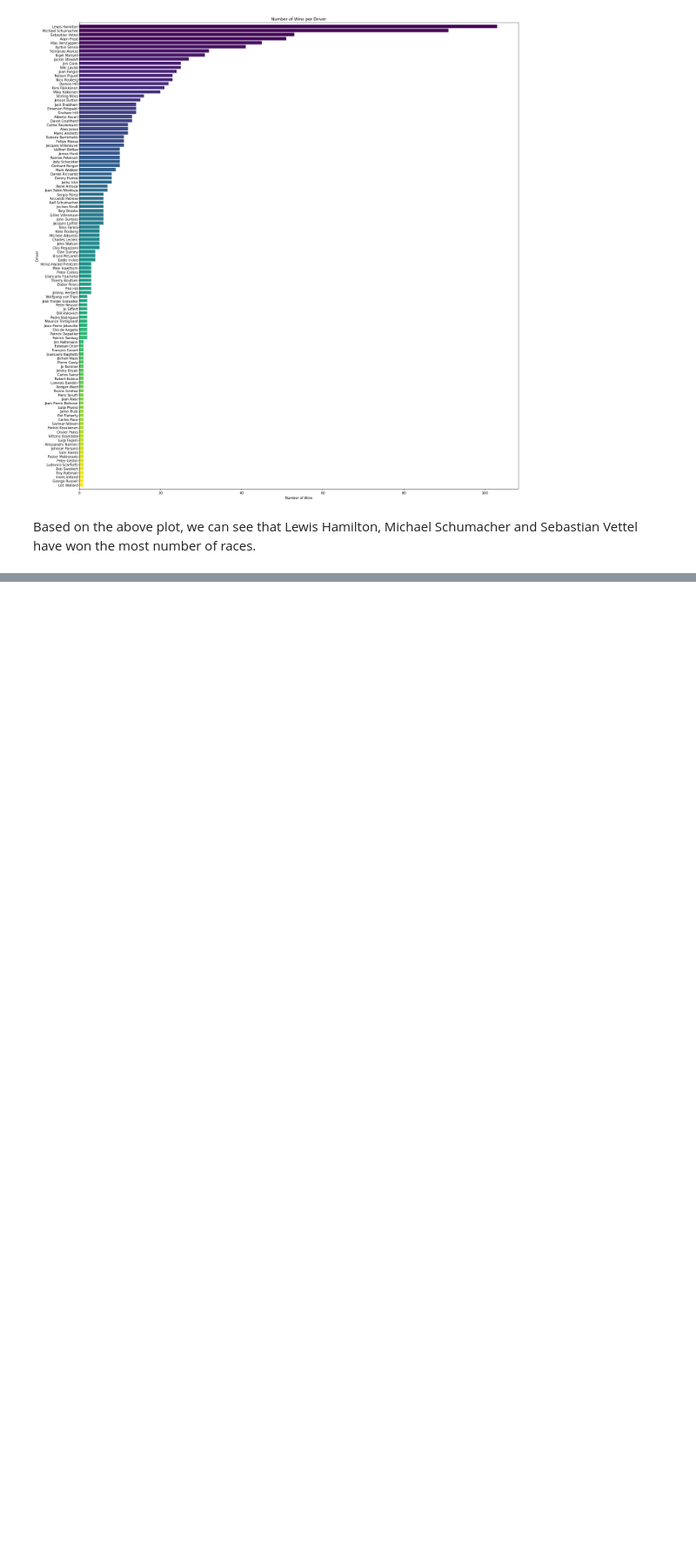
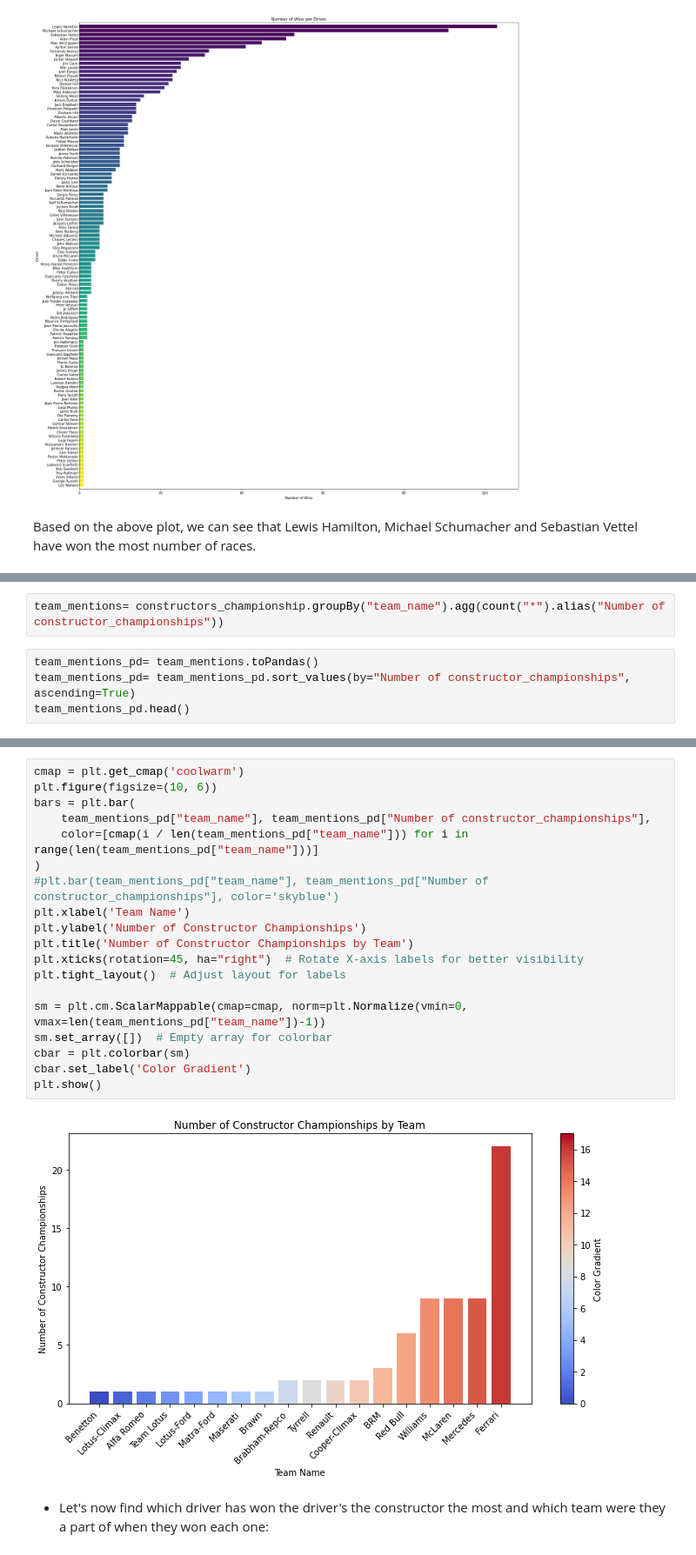
Before and after one commit to Nandini1521/CCproject, a Jupyter notebook: Cloud_project.ipynb, the cells around one changed output, grey strips where cells are left out. Shown: that part at 87% size. Drawn from its saved outputs; the diff is of its cells as text; blank space fills up the shorter version.

```diff
--- a/Cloud_project.ipynb
+++ b/Cloud_project.ipynb
@@ -331,0 +345,6 @@ Based on the above plot, we can see that Lewis Hamilton, Michael Schumacher and
+# %%
+team_mentions= constructors_championship.groupBy("team_name").agg(count("*").alias("Number of constructor_championships"))
+# %%
+team_mentions_pd= team_mentions.toPandas()
+team_mentions_pd= team_mentions_pd.sort_values(by="Number of constructor_championships", ascending=True)
+team_mentions_pd.head()
@@ -331,0 +358,23 @@ Based on the above plot, we can see that Lewis Hamilton, Michael Schumacher and
+# %%
+cmap = plt.get_cmap('coolwarm')
+plt.figure(figsize=(10, 6))
+bars = plt.bar(
+    team_mentions_pd["team_name"], team_mentions_pd["Number of constructor_championships"],
+    color=[cmap(i / len(team_mentions_pd["team_name"])) for i in range(len(team_mentions_pd["team_name"]))]
+)
+#plt.bar(team_mentions_pd["team_name"], team_mentions_pd["Number of constructor_championships"], color='skyblue')
+plt.xlabel('Team Name')
+plt.ylabel('Number of Constructor Championships')
+plt.title('Number of Constructor Championships by Team')
+plt.xticks(rotation=45, ha="right")  # Rotate X-axis labels for better visibility
+plt.tight_layout()  # Adjust layout for labels
+
+sm = plt.cm.ScalarMappable(cmap=cmap, norm=plt.Normalize(vmin=0, vmax=len(team_mentions_pd["team_name"])-1))
+sm.set_array([])  # Empty array for colorbar
+cbar = plt.colorbar(sm)
+cbar.set_label('Color Gradient')
+plt.show()
+# %% [output]
+[figure, added]
+# %% [markdown]
+- Let's now find which driver has won the driver's the constructor the most and which team were they a part of when they won each one:
```
Also changed, not shown: parts of 20 cells of this notebook.
